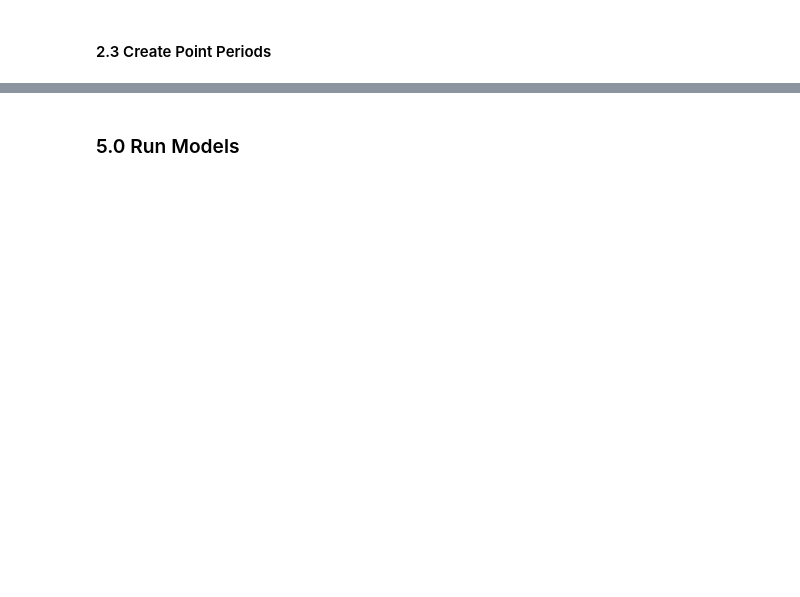
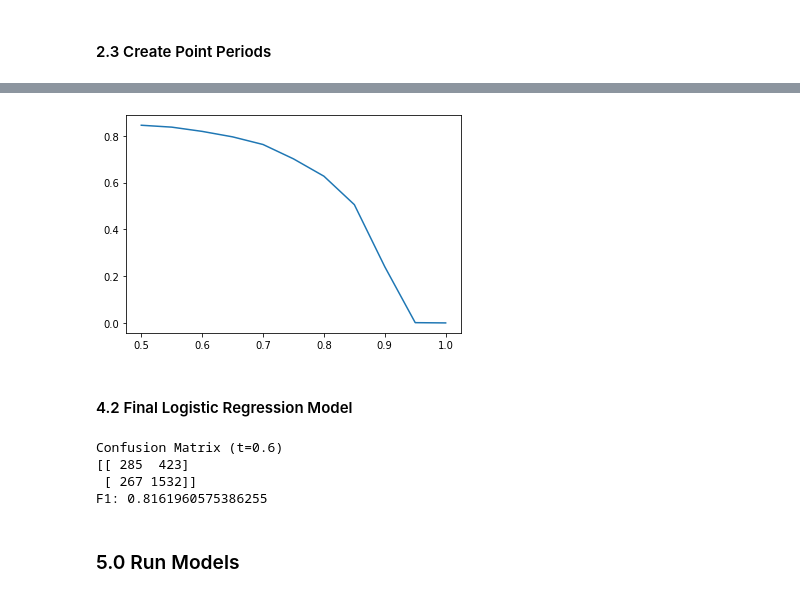
Before and after one commit to iainmuir6/Advanced-Sports-Analytics, a Jupyter notebook: EPA_FinalProject.ipynb, the cells around one changed output, grey strips where cells are left out. Cells and saved outputs as stored; diff of their text form; code cells hidden in the pictures; blank space fills up the shorter version.

Commit message:
org, fg model

```diff
--- a/EPA_FinalProject.ipynb
+++ b/EPA_FinalProject.ipynb
@@ -167 +326,7 @@ FGS.shape
+# %%
+hash_, yards = X_fg['pff_HASH'], X_fg['pff_KICKYARDS']
+hash_ = np.array(hash_).reshape(-1, 1)
+one_hot = OneHotEncoder(sparse=True).fit_transform(hash_).toarray()
+hash_ = pd.DataFrame(one_hot, columns=['hash_C', 'hash_L', 'hash_R'])
+X_prep_fg = hash_.join(yards.reset_index(drop=True).astype(int))
 # %%
@@ -174,0 +345,30 @@ fgs = FGS.copy()
+# %%
+def metrics(model, x, y, threshold=0.5):
+    y_prob = model.predict_proba(x)[:, 1]
+    predictions = np.where(y_prob > threshold, 1, 0)
+    print("\nConfusion Matrix (t={})".format(threshold))
+    print(confusion_matrix(y, predictions))
+    f1_ = f1_score(y, predictions)
+    print("F1:", f1_)
+
+    return f1_
+# %%
+def log_reg(X, y, threshold=0.5):
+    X_train, X_test, y_train, y_test = train_test_split(
+        X, y, test_size=0.2
+    )
+
+    lr = LogisticRegression(
+        random_state=SEED,
+        solver='lbfgs'
+    )
+    lr = lr.fit(X_train, y_train)
+    f1_score = metrics(lr, X_test, y_test, threshold)
+
+    return lr, f1_score
+# %%
+thresholds = np.arange(0.5, 1.05, 0.05)
+f1_scores = []
+for t in thresholds:
+    model, f1 = log_reg(X_prep_fg, y_fg, round(t, 2))
+    f1_scores.append(f1)
@@ -174,0 +393,7 @@ fgs = FGS.copy()
+# %%
+plt.plot(thresholds, f1_scores)
+plt.show()
+# %% [output]
+[figure, added]
+# %% [markdown]
+#### 4.2 Final Logistic Regression Model
@@ -175,3 +402,10 @@ fgs = FGS.copy()
+# %%
+fg_model = log_reg(X_prep_fg, y_fg, 0.6)
+# %% [output]
+Confusion Matrix (t=0.6)
+[[ 285  423]
+ [ 267 1532]]
+F1: 0.8161960575386255
 # %% [markdown]
 ### 5.0 Run Models
 # %%
```
Also changed, not shown: parts of 72 cells of this notebook.
